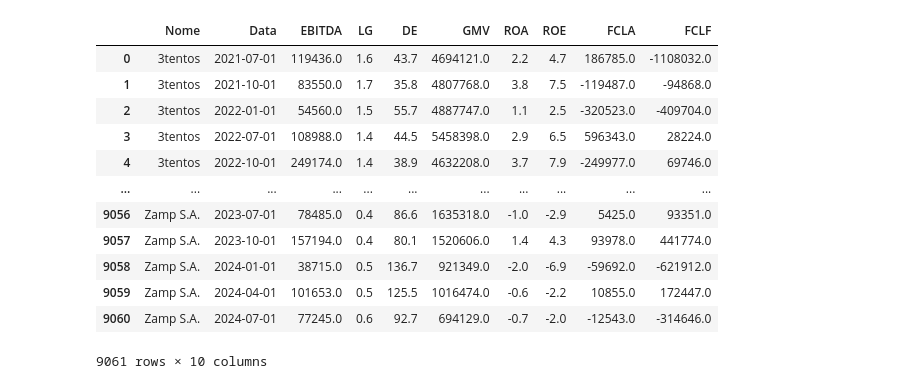
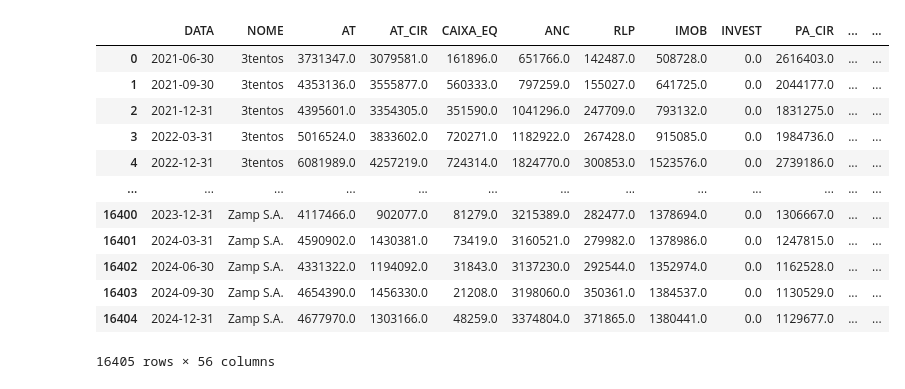
Before and after one commit to CHAnnnelch/IC_predicao_FCF, a Jupyter notebook: 04_ARIMA.ipynb, the cells around one changed output. Saved outputs shown, nothing was run; the diff lists cells and outputs as text; code cells hidden in the pictures.

```diff
--- a/04_ARIMA.ipynb
+++ b/04_ARIMA.ipynb
@@ -1,31 +1,31 @@
 # %%
 import pandas as pd
 import numpy as np
 import seaborn as sns
 import matplotlib.pyplot as plt
 import warnings
 warnings.simplefilter(action='ignore', category=FutureWarning)
 
-df = pd.read_csv('df_empilhado_final.csv')
+df = pd.read_csv('clean_panel.csv')
 df = df.drop(columns=["Unnamed: 0"])
 
-colunas_numericas = df.columns.difference(['Nome', 'Data'])  # Exclui 'Nome' e 'Data'
+colunas_numericas = df.columns.difference(['NOME', 'DATA'])  # Exclui 'Nome' e 'Data'
 
 # Passo 2: Remova vírgulas e converta colunas numéricas para float
 for col in colunas_numericas:
     df[col] = df[col].astype(str).str.replace(',', '').astype(float)
 df
 # %% [output]
-|  | Nome | Data | EBITDA | LG | DE | GMV | ROA | ROE | FCLA | FCLF |
-| 0 | 3tentos | 2021-07-01 | 119436.0 | 1.6 | 43.7 | 4694121.0 | 2.2 | 4.7 | 186785.0 | -1108032.0 |
-| 1 | 3tentos | 2021-10-01 | 83550.0 | 1.7 | 35.8 | 4807768.0 | 3.8 | 7.5 | -119487.0 | -94868.0 |
-| 2 | 3tentos | 2022-01-01 | 54560.0 | 1.5 | 55.7 | 4887747.0 | 1.1 | 2.5 | -320523.0 | -409704.0 |
-| 3 | 3tentos | 2022-07-01 | 108988.0 | 1.4 | 44.5 | 5458398.0 | 2.9 | 6.5 | 596343.0 | 28224.0 |
-| 4 | 3tentos | 2022-10-01 | 249174.0 | 1.4 | 38.9 | 4632208.0 | 3.7 | 7.9 | -249977.0 | 69746.0 |
-| ... | ... | ... | ... | ... | ... | ... | ... | ... | ... | ... |
-| 9056 | Zamp S.A. | 2023-07-01 | 78485.0 | 0.4 | 86.6 | 1635318.0 | -1.0 | -2.9 | 5425.0 | 93351.0 |
-| 9057 | Zamp S.A. | 2023-10-01 | 157194.0 | 0.4 | 80.1 | 1520606.0 | 1.4 | 4.3 | 93978.0 | 441774.0 |
-| 9058 | Zamp S.A. | 2024-01-01 | 38715.0 | 0.5 | 136.7 | 921349.0 | -2.0 | -6.9 | -59692.0 | -621912.0 |
-| 9059 | Zamp S.A. | 2024-04-01 | 101653.0 | 0.5 | 125.5 | 1016474.0 | -0.6 | -2.2 | 10855.0 | 172447.0 |
-| 9060 | Zamp S.A. | 2024-07-01 | 77245.0 | 0.6 | 92.7 | 694129.0 | -0.7 | -2.0 | -12543.0 | -314646.0 |
+|  | DATA | NOME | AT | AT_CIR | CAIXA_EQ | ANC | RLP | IMOB | INVEST | PA_CIR | ... | ... |
+| 0 | 2021-06-30 | 3tentos | 3731347.0 | 3079581.0 | 161896.0 | 651766.0 | 142487.0 | 508728.0 | 0.0 | 2616403.0 | ... | ... |
+| 1 | 2021-09-30 | 3tentos | 4353136.0 | 3555877.0 | 560333.0 | 797259.0 | 155027.0 | 641725.0 | 0.0 | 2044177.0 | ... | ... |
+| 2 | 2021-12-31 | 3tentos | 4395601.0 | 3354305.0 | 351590.0 | 1041296.0 | 247709.0 | 793132.0 | 0.0 | 1831275.0 | ... | ... |
+| 3 | 2022-03-31 | 3tentos | 5016524.0 | 3833602.0 | 720271.0 | 1182922.0 | 267428.0 | 915085.0 | 0.0 | 1984736.0 | ... | ... |
+| 4 | 2022-12-31 | 3tentos | 6081989.0 | 4257219.0 | 724314.0 | 1824770.0 | 300853.0 | 1523576.0 | 0.0 | 2739186.0 | ... | ... |
+| ... | ... | ... | ... | ... | ... | ... | ... | ... | ... | ... | ... | ... |
+| 16400 | 2023-12-31 | Zamp S.A. | 4117466.0 | 902077.0 | 81279.0 | 3215389.0 | 282477.0 | 1378694.0 | 0.0 | 1306667.0 | ... | ... |
+| 16401 | 2024-03-31 | Zamp S.A. | 4590902.0 | 1430381.0 | 73419.0 | 3160521.0 | 279982.0 | 1378986.0 | 0.0 | 1247815.0 | ... | ... |
+| 16402 | 2024-06-30 | Zamp S.A. | 4331322.0 | 1194092.0 | 31843.0 | 3137230.0 | 292544.0 | 1352974.0 | 0.0 | 1162528.0 | ... | ... |
+| 16403 | 2024-09-30 | Zamp S.A. | 4654390.0 | 1456330.0 | 21208.0 | 3198060.0 | 350361.0 | 1384537.0 | 0.0 | 1130529.0 | ... | ... |
+| 16404 | 2024-12-31 | Zamp S.A. | 4677970.0 | 1303166.0 | 48259.0 | 3374804.0 | 371865.0 | 1380441.0 | 0.0 | 1129677.0 | ... | ... |
-9061 rows × 10 columns
+16405 rows × 56 columns
```
Also changed, not shown: parts of 15 cells of this notebook, 14 other files.
